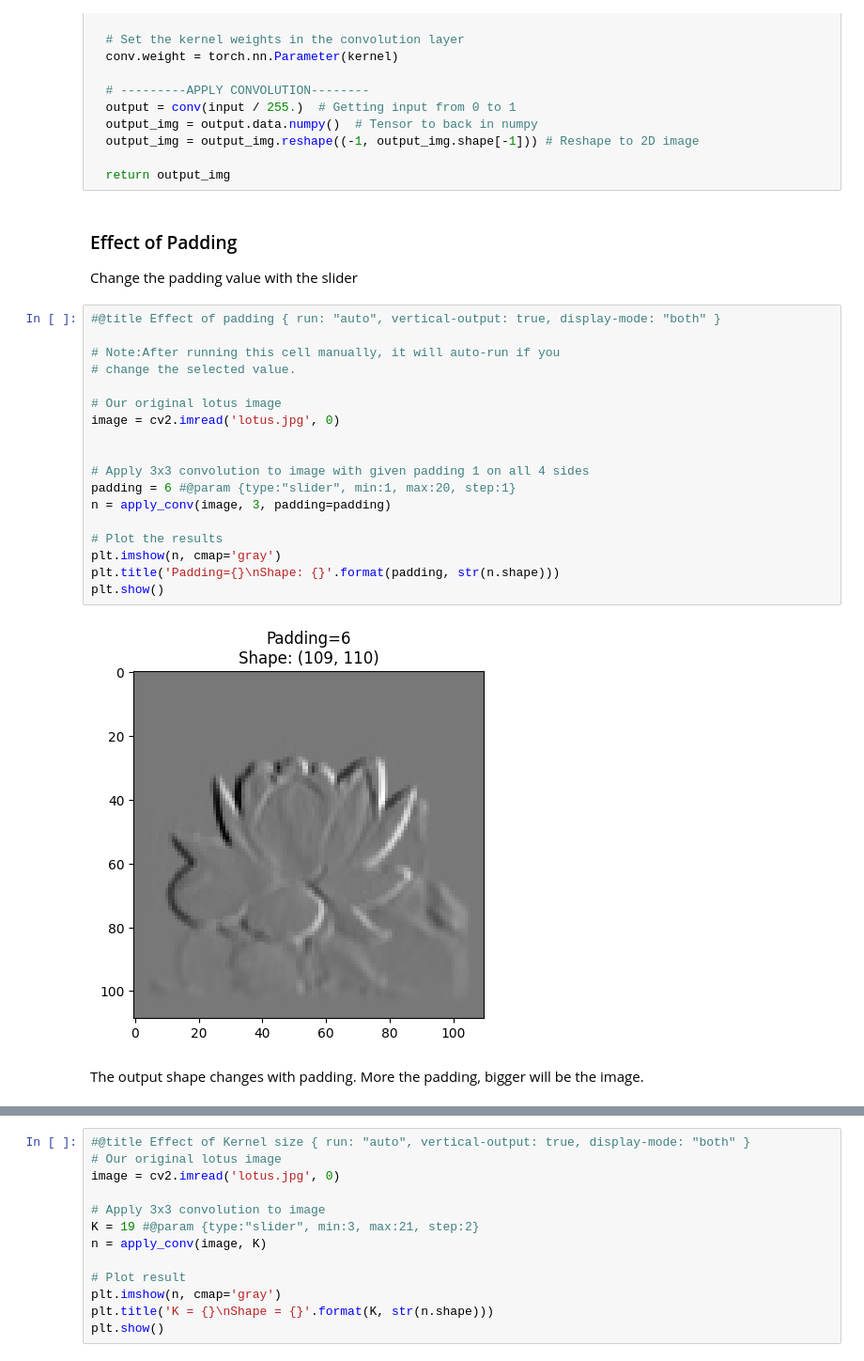
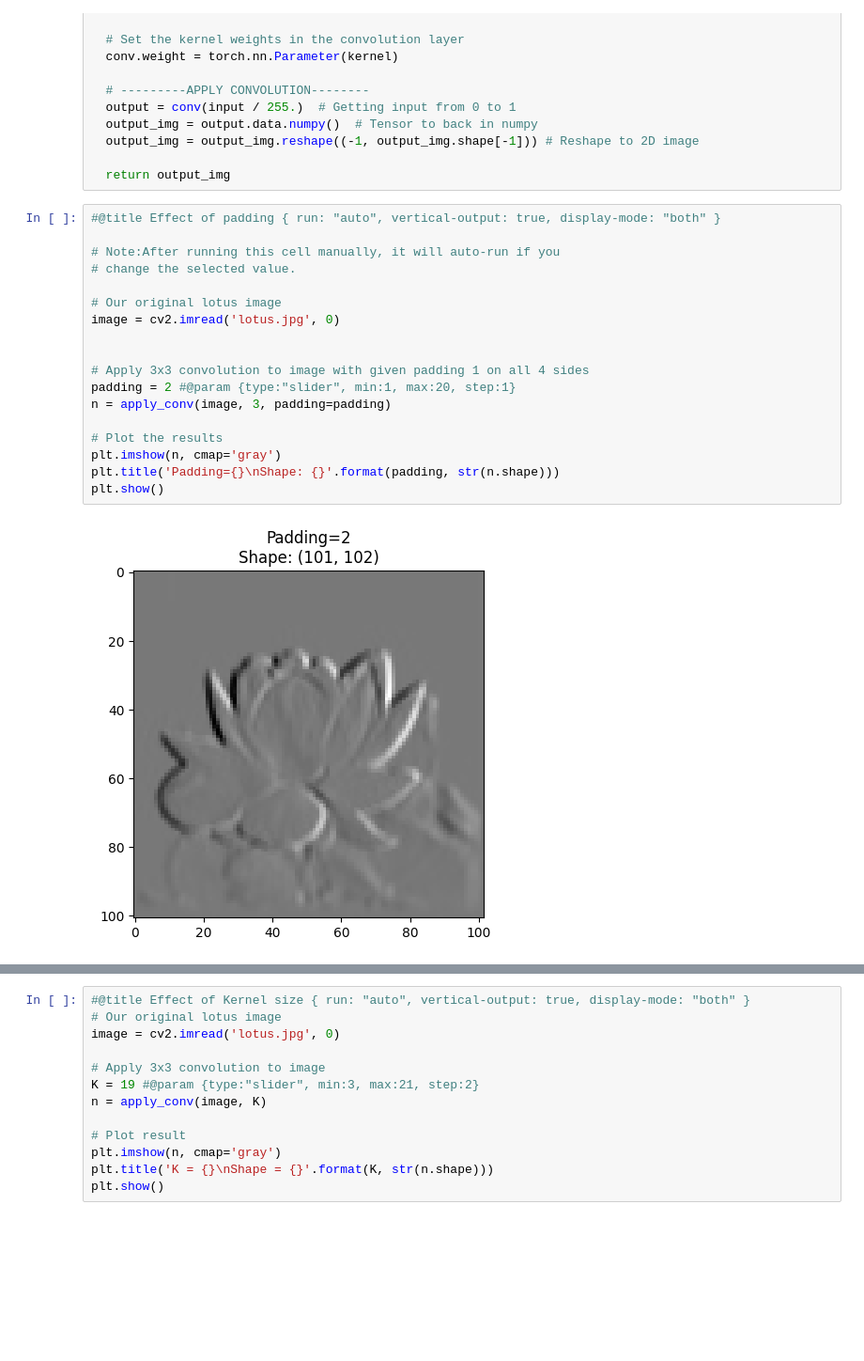
Before and after one commit to dikshithakalva/IIIT-H, a Jupyter notebook: Effect_of_padding,_kernel_size_and_stride_Pooling_Transfer_learning_and_fine_tuning.ipynb, the cells around one changed output, grey strips where cells are left out. Shown at 94% size. Cells and saved outputs as stored; diff of their text form; blank space fills up the shorter version.

```diff
--- a/Effect_of_padding,_kernel_size_and_stride_Pooling_Transfer_learning_and_fine_tuning.ipynb
+++ b/Effect_of_padding,_kernel_size_and_stride_Pooling_Transfer_learning_and_fine_tuning.ipynb
@@ -61,28 +61,23 @@ def apply_conv(image, kernel_size, padding=0, stride=1):
   output_img = output_img.reshape((-1, output_img.shape[-1])) # Reshape to 2D image
 
   return output_img
-# %% [markdown]
-### Effect of Padding
-Change the padding value with the slider
 # %%
 #@title Effect of padding { run: "auto", vertical-output: true, display-mode: "both" }
 
 # Note:After running this cell manually, it will auto-run if you
 # change the selected value.
 
 # Our original lotus image
 image = cv2.imread('lotus.jpg', 0)
 
 
 # Apply 3x3 convolution to image with given padding 1 on all 4 sides
-padding = 6 #@param {type:"slider", min:1, max:20, step:1}
+padding = 2 #@param {type:"slider", min:1, max:20, step:1}
 n = apply_conv(image, 3, padding=padding)
 
 # Plot the results
 plt.imshow(n, cmap='gray')
 plt.title('Padding={}\nShape: {}'.format(padding, str(n.shape)))
 plt.show()
 # %% [output]
-[figure, old version]
+[figure, new version]
-# %% [markdown]
- The output shape changes with padding. More the padding, bigger will be the image.
```
Also changed, not shown: parts of 33 cells of this notebook.
